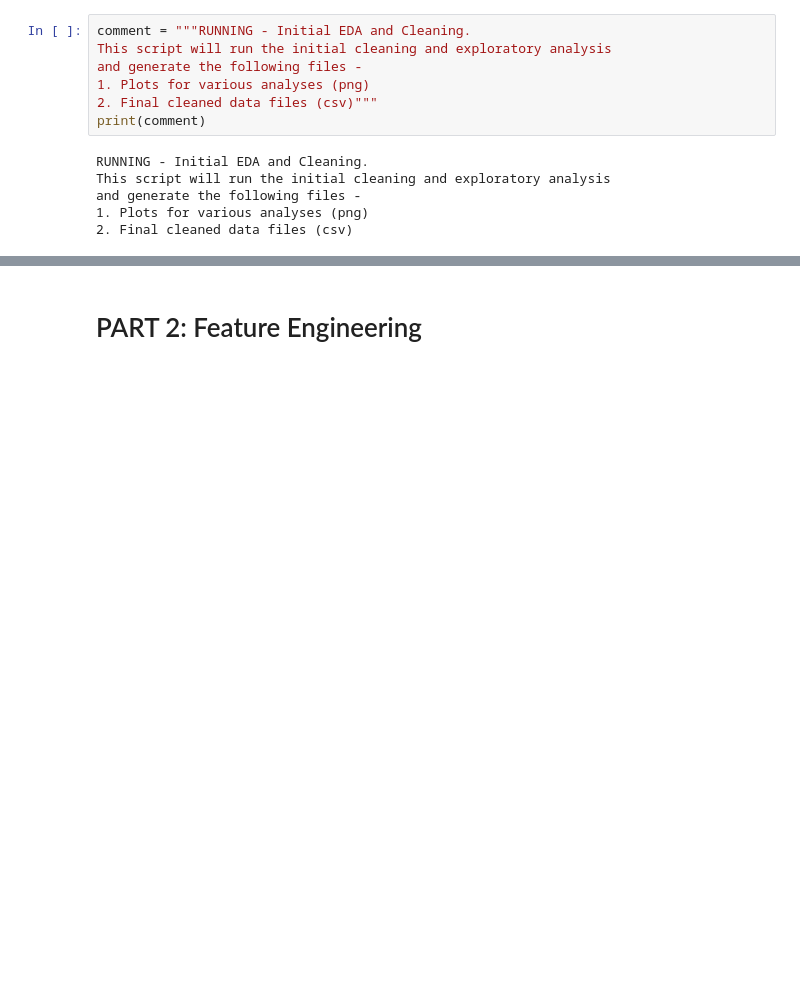
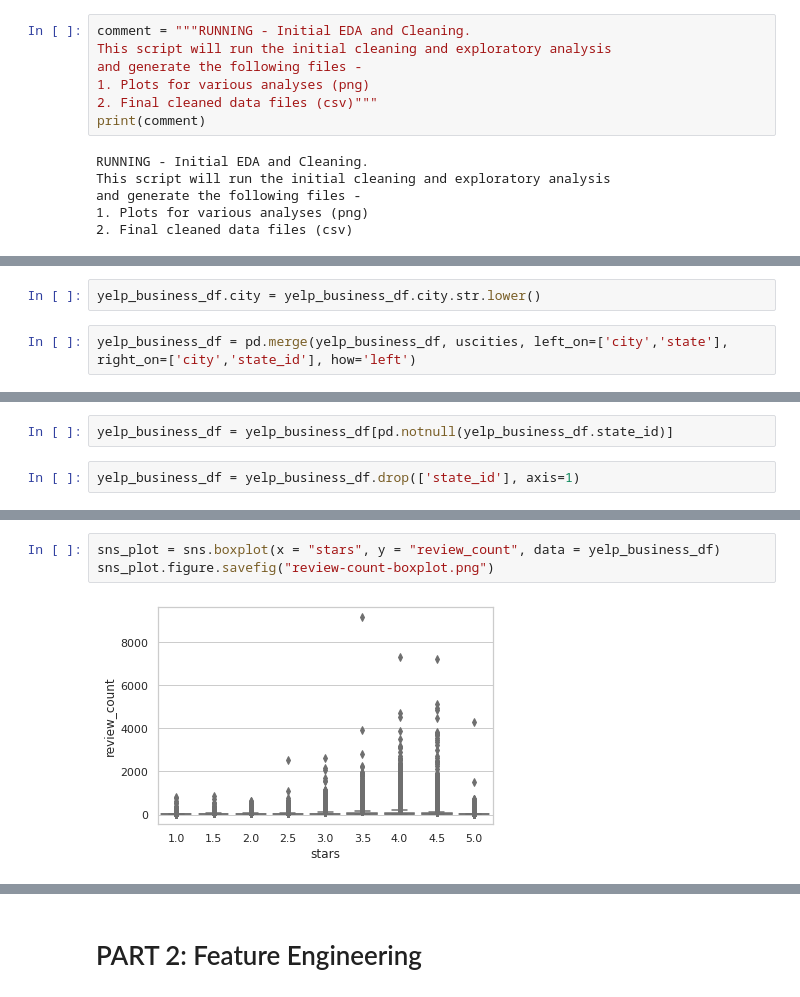
Before and after one commit to eshasah/CMPE_255_Group_4, a Jupyter notebook: Team_Project_Restaurant_Success.ipynb, the cells around one changed output, grey strips where cells are left out. Saved outputs shown, nothing was run; the diff lists cells and outputs as text; blank space fills up the shorter version.

```diff
--- a/Team_Project_Restaurant_Success.ipynb
+++ b/Team_Project_Restaurant_Success.ipynb
@@ -34,0 +287,4 @@ business = pd.read_csv(fpath)
+# %%
+yelp_business_df.city = yelp_business_df.city.str.lower()
+# %%
+yelp_business_df = pd.merge(yelp_business_df, uscities, left_on=['city','state'], right_on=['city','state_id'], how='left')
@@ -34,0 +318,4 @@ business = pd.read_csv(fpath)
+# %%
+yelp_business_df = yelp_business_df[pd.notnull(yelp_business_df.state_id)]
+# %%
+yelp_business_df = yelp_business_df.drop(['state_id'], axis=1)
@@ -34,0 +346,5 @@ business = pd.read_csv(fpath)
+# %%
+sns_plot = sns.boxplot(x = "stars", y = "review_count", data = yelp_business_df)
+sns_plot.figure.savefig("review-count-boxplot.png")
+# %% [output]
+[figure, added]
```
Also changed, not shown: parts of 50 cells of this notebook.
